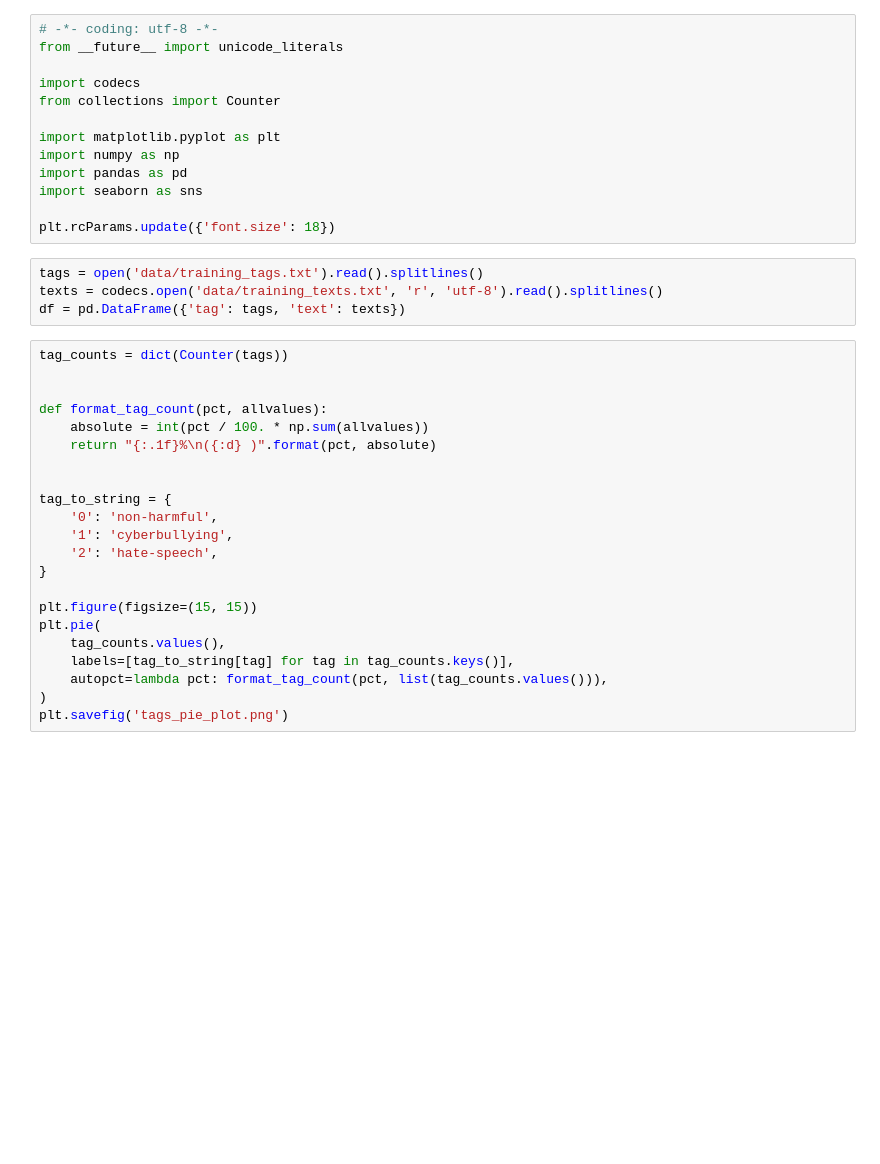
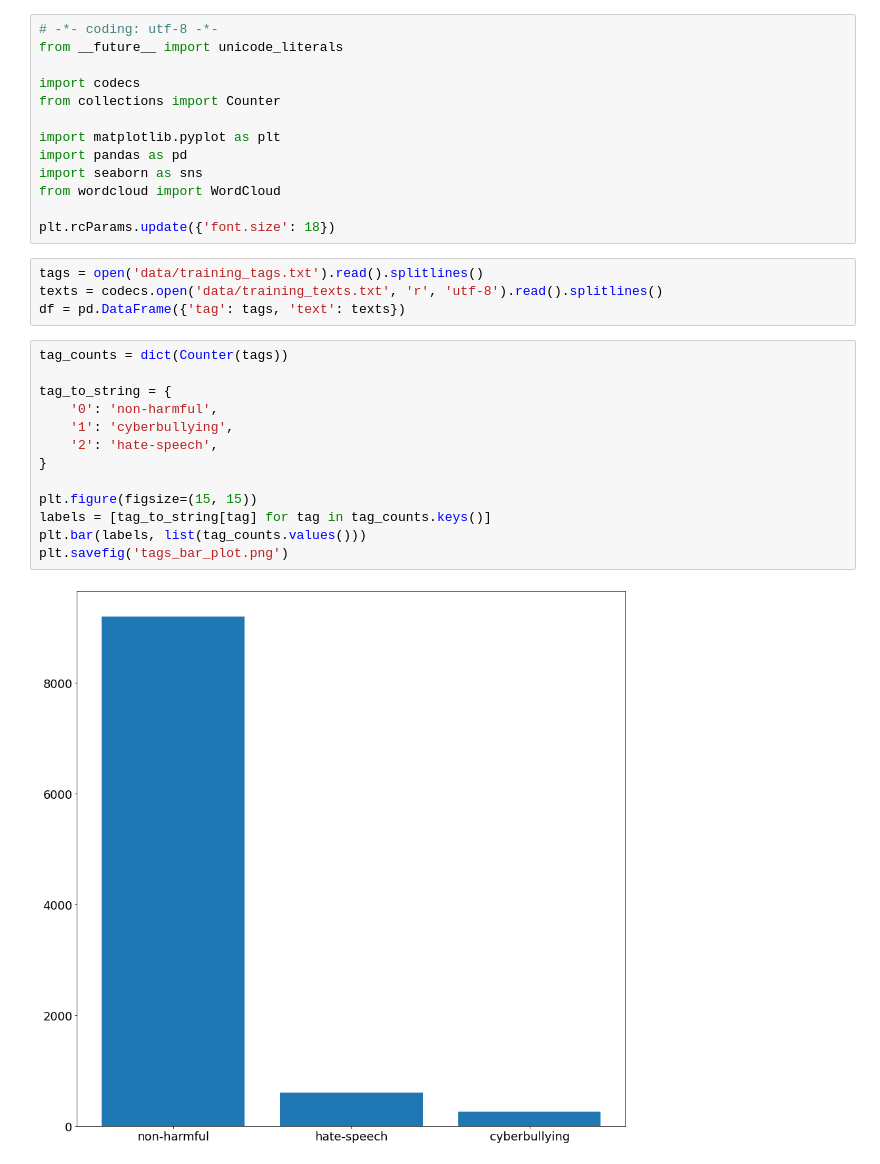
Before and after one commit to grant-TraDA/NLP-2022L, a Jupyter notebook: projects/team_6/phase_1/code/analysis.ipynb, the cells around one changed output. Saved outputs shown, nothing was run; the diff lists cells and outputs as text; blank space fills up the shorter version.

```diff
--- a/projects/team_6/phase_1/code/analysis.ipynb
+++ b/projects/team_6/phase_1/code/analysis.ipynb
@@ -6,9 +6,9 @@ import codecs
 from collections import Counter
 
 import matplotlib.pyplot as plt
-import numpy as np
 import pandas as pd
 import seaborn as sns
+from wordcloud import WordCloud
 
 plt.rcParams.update({'font.size': 18})
 # %%
@@ -17,26 +17,19 @@ texts = codecs.open('data/training_texts.txt', 'r', 'utf-8').read().splitlines()
 df = pd.DataFrame({'tag': tags, 'text': texts})
 # %%
 tag_counts = dict(Counter(tags))
-
-
-def format_tag_count(pct, allvalues):
-    absolute = int(pct / 100. * np.sum(allvalues))
-    return "{:.1f}%\n({:d} )".format(pct, absolute)
-
 
 tag_to_string = {
     '0': 'non-harmful',
     '1': 'cyberbullying',
     '2': 'hate-speech',
 }
 
 plt.figure(figsize=(15, 15))
-plt.pie(
-    tag_counts.values(),
-    labels=[tag_to_string[tag] for tag in tag_counts.keys()],
-    autopct=lambda pct: format_tag_count(pct, list(tag_counts.values())),
-)
-plt.savefig('tags_pie_plot.png')
+labels = [tag_to_string[tag] for tag in tag_counts.keys()]
+plt.bar(labels, list(tag_counts.values()))
+plt.savefig('tags_bar_plot.png')
+# %% [output]
+[figure, added]
 # %%
 lengths = [len(text.split()) for text in list(df.text)]
 plt.figure(figsize=(15, 15))
```
Also changed, not shown: parts of 5 cells of this notebook, 1 other file.
